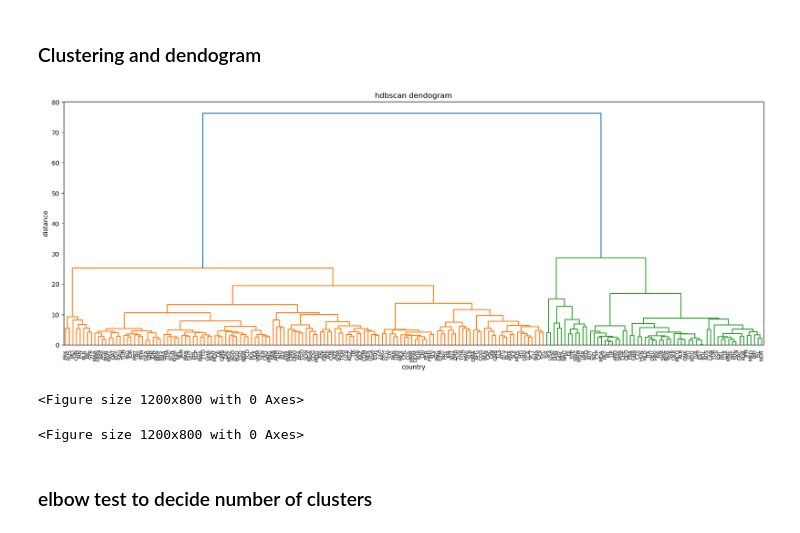
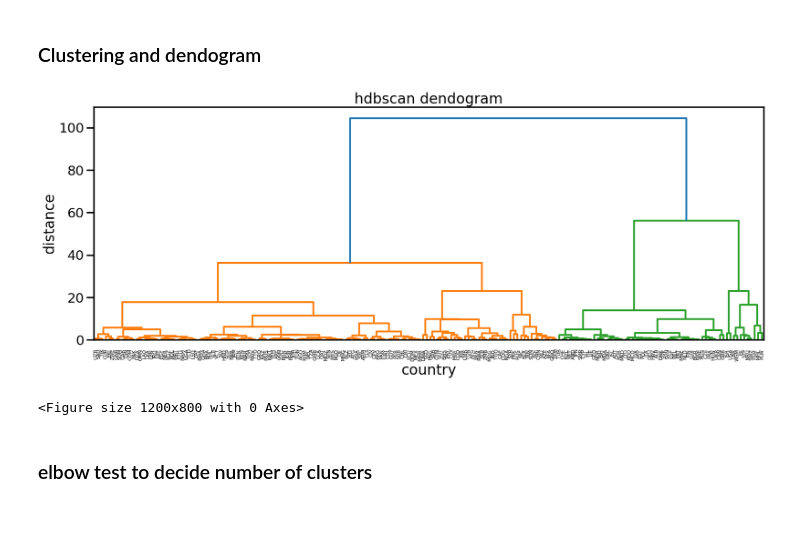
Before and after one commit to FCDO-DSPP-Capstone/fcdo_dspp_repo, a Jupyter notebook: un_notebook.ipynb, the cells around one changed output. Cells and saved outputs as stored; diff of their text form; code cells hidden in the pictures.

Commit message:
clustering added to UN code

```diff
--- a/un_notebook.ipynb
+++ b/un_notebook.ipynb
@@ -203,24 +217,24 @@ df_pca['ms_code'] = pivot_un['ms_code']
 # %%
 # Step 5: Perform hierarchical clustering (for dendrogram)
 # Use the distance matrix for clustering. We use the
 # PCA results to make the clustering
-distance_matrix = sch.distance.pdist(numerical_data, metric='euclidean')
+import scipy.cluster.hierarchy as sch
+distance_matrix = sch.distance.pdist(pca_result, metric='euclidean')
 linkage_matrix = sch.linkage(distance_matrix, method='ward')
 
 # Step 6: Plot the dendrogram with numerical IDs
 plt.figure(figsize=(20, 7))
 sch.dendrogram(linkage_matrix, labels=df_pca['ms_code'].values.astype(str), leaf_rotation=90, leaf_font_size=8)
 plt.title('hdbscan dendogram')
 plt.xlabel('country')
 plt.ylabel('distance')
 plt.show()
 
 # Step 7: Plot the PCA results (Principal Components 1 and 2) with color-coded work groups
 plt.figure(figsize=(12, 8))
 # %% [output]
-[figure, old version]
+[figure, new version]
 <Figure size 1200x800 with 0 Axes>
-<Figure size 1200x800 with 0 Axes>
 # %% [markdown]
 ### elbow test to decide number of clusters
 # %%
```
Also changed, not shown: parts of 9 cells of this notebook, 1 other file.
